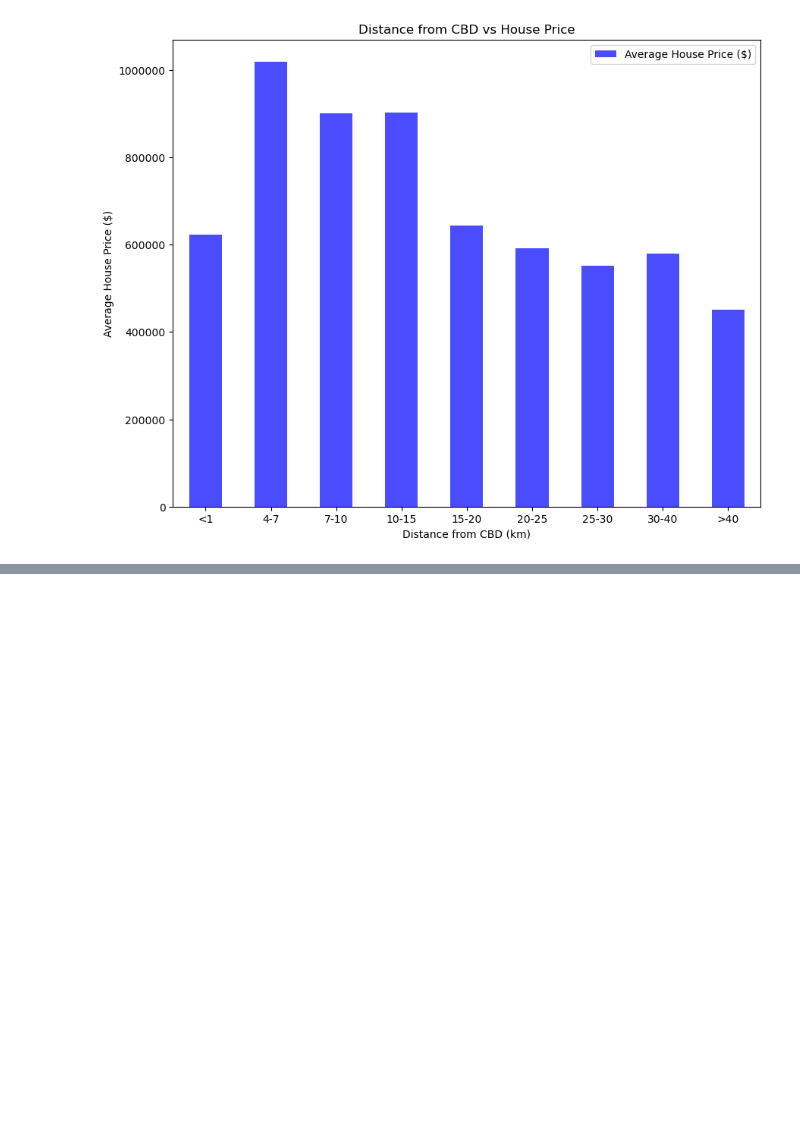
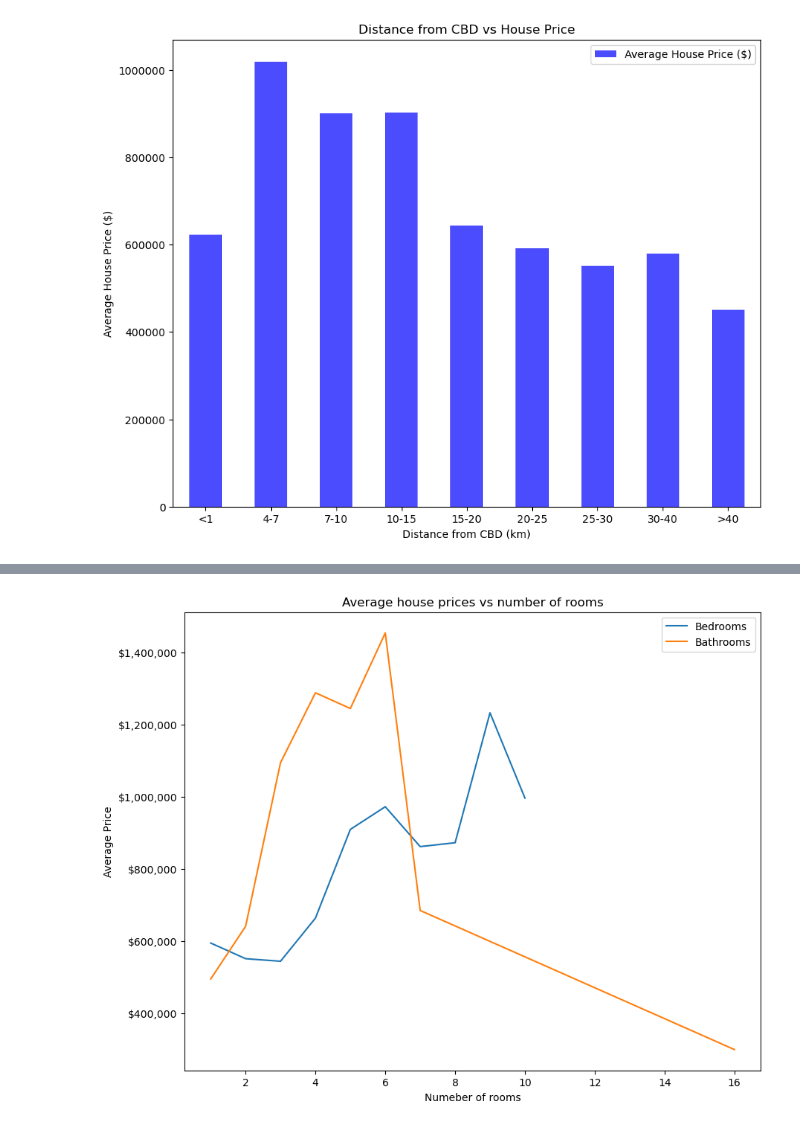
Before and after one commit to KavishNaran/Perth-Housing-Analysis, a Jupyter notebook: Perth_Housing_Analysis.ipynb, the cells around one changed output, grey strips where cells are left out. Drawn from its saved outputs; the diff is of its cells as text; code cells hidden in the pictures; blank space fills up the shorter version.

```diff
--- a/Perth_Housing_Analysis.ipynb
+++ b/Perth_Housing_Analysis.ipynb
@@ -108,0 +153,26 @@ station_data = pd.DataFrame({"Nearest Station Distance (m)": clean_perth_housing
+# %%
+# Group by bathrooms and bedrooms and average the house price
+bedroom_stats = clean_perth_housing.groupby('BEDROOMS').mean('PRICE')
+bathroom_stats = clean_perth_housing.groupby('BATHROOMS').mean('PRICE')
+
+
+
+fig1, ax1 = plt.subplots(figsize=(10, 8))
+ax1.plot(bedroom_stats['PRICE'].index, bedroom_stats['PRICE'], label='Bedrooms')
+
+# Plotting the distance to school data as a line
+ax1.plot(bathroom_stats['PRICE'].index, bathroom_stats['PRICE'], label='Bathrooms')
+
+# Adding labels and title
+ax1.set_xlabel('Numeber of rooms')
+ax1.set_ylabel('Average Price')
+ax1.set_title('Average house prices vs number of rooms')
+ax1.yaxis.set_major_formatter(mticker.StrMethodFormatter('${x:,.0f}'))
+
+# Adding a legend
+ax1.legend(loc = 'upper right')
+
+# Display the plot
+plt.show()
+# %% [output]
+[figure, added]
```
Also changed, not shown: parts of 5 cells of this notebook.
